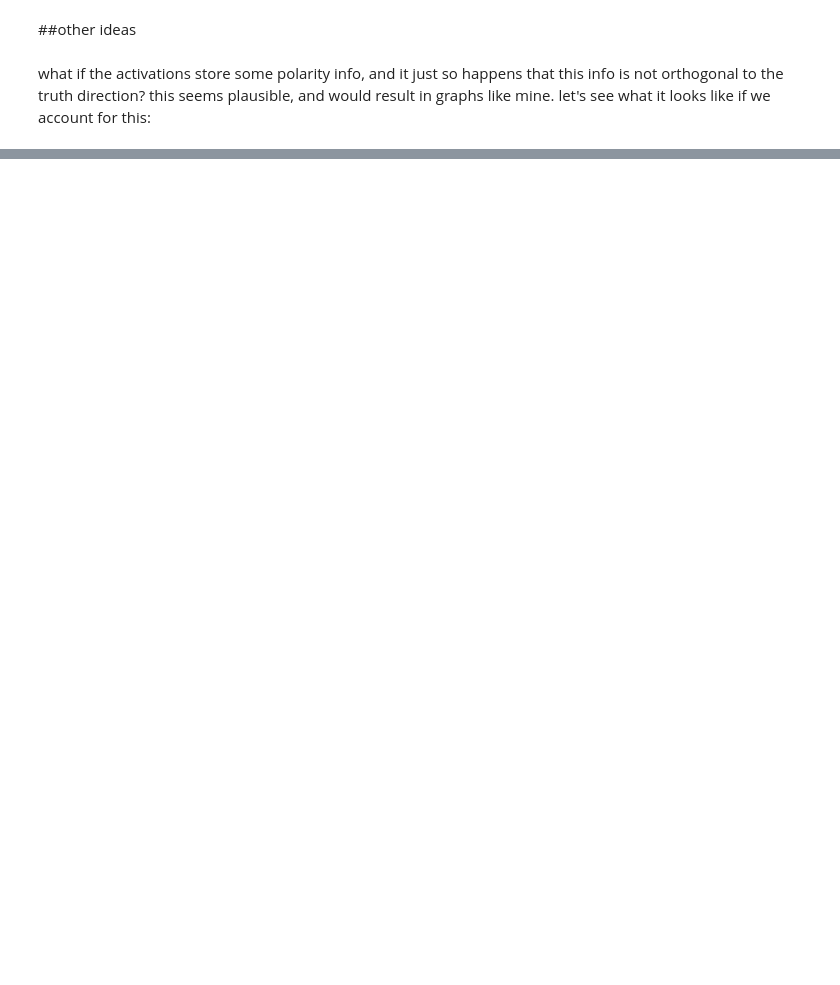
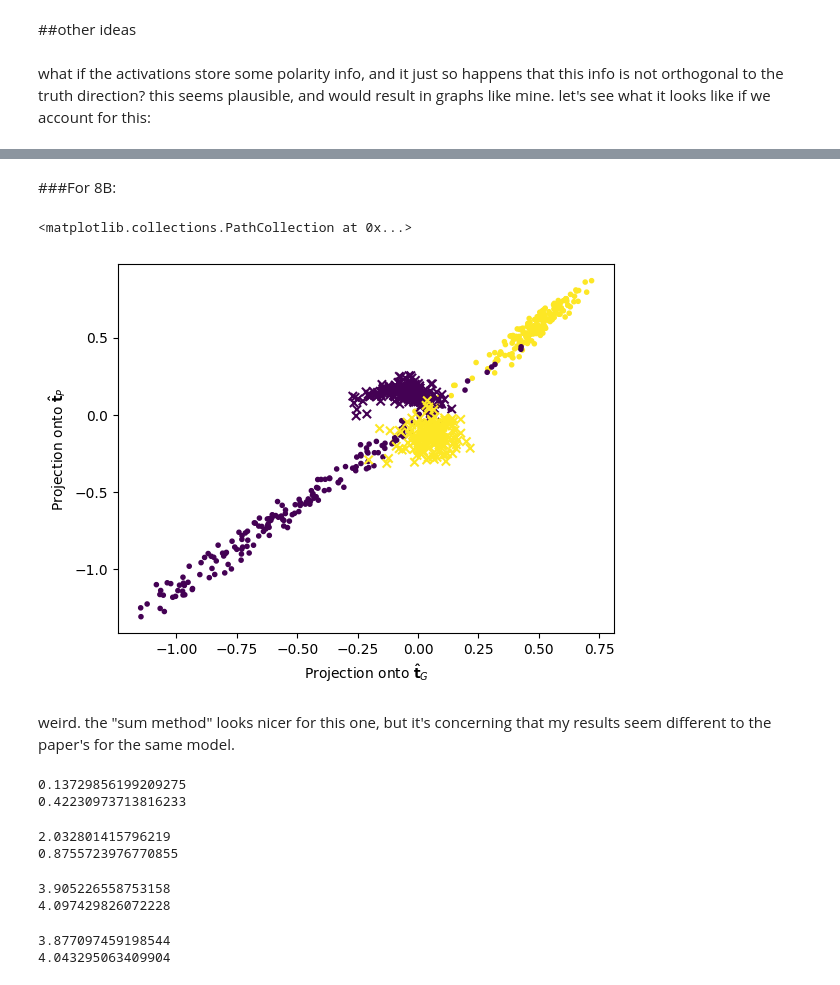
Before and after one commit to JDS289/BaLD4LLM, a Jupyter notebook: proj.ipynb, the cells around one changed output, grey strips where cells are left out. Cells and saved outputs as stored; diff of their text form; code cells hidden in the pictures; blank space fills up the shorter version.

```diff
--- a/proj.ipynb
+++ b/proj.ipynb
@@ -617,0 +643,57 @@ ax.scatter(negated_states["G_projection"], negated_states["P_Projection"], c=neg
+# %% [markdown]
+###For 8B:
+# %%
+mu_affirmative = np.mean(capitalsResults2D[capitalsResults2D["polarity"]=="affirmative"]["states"], axis=0)
+mu_negated = np.mean(capitalsResults2D[capitalsResults2D["polarity"]=="negated"]["states"], axis=0)
+
+varying_mu = np.array([mu_affirmative if results["polarity"]=="affirmative" else mu_negated for results in capitalsResults2D])
+
+states_projected_tagged = np.array(list(zip(np.dot(capitalsResults2D["states"]-varying_mu, t_G),
+                                            np.dot(capitalsResults2D["states"]-varying_mu, t_P),
+                                            capitalsResults2D["actual"],
+                                            capitalsResults2D["polarity"])),
+                                   dtype=[("G_projection", "f8"), ("P_Projection", "f8"), ("actual", bool), ("polarity", "U11")])
+
+fig, ax = plt.subplots()
+ax.set_xlabel("Projection onto $\mathbf{\hat{t}}_G$")
+ax.set_ylabel("Projection onto $\mathbf{\hat{t}}_P$")
+
+affirmative_states = states_projected_tagged[states_projected_tagged["polarity"]=="affirmative"]
+negated_states = states_projected_tagged[states_projected_tagged["polarity"]=="negated"]
+
+ax.scatter(affirmative_states["G_projection"], affirmative_states["P_Projection"], c=affirmative_states["actual"], marker=".")
+ax.scatter(negated_states["G_projection"], negated_states["P_Projection"], c=negated_states["actual"], marker="x")
+# %% [output]
+<matplotlib.collections.PathCollection at 0x...>
+[figure, added]
+# %% [markdown]
+weird. the "sum method" looks nicer for this one, but it's concerning that my results seem different to the paper's for the same model.
+# %%
+true_affirmative_average = np.mean(capitalsResults2D[(capitalsResults2D["actual"]==True) & (capitalsResults2D["polarity"]=="affirmative")]["states"], axis=0)
+true_negated_average = np.mean(capitalsResults2D[(capitalsResults2D["actual"]==True) & (capitalsResults2D["polarity"]=="negated")]["states"], axis=0)
+false_affirmative_average = np.mean(capitalsResults2D[(capitalsResults2D["actual"]==False) & (capitalsResults2D["polarity"]=="affirmative")]["states"], axis=0)
+false_negated_average = np.mean(capitalsResults2D[(capitalsResults2D["actual"]==False) & (capitalsResults2D["polarity"]=="negated")]["states"], axis=0)
+
+print(angle_between(true_affirmative_average-false_affirmative_average, t_G) / 3.14)
+print(angle_between(true_negated_average-false_negated_average, t_G) / 3.14)
+# %% [output]
+0.13729856199209275
+0.42230973713816233
+# %%
+print(np.linalg.norm(true_affirmative_average-false_affirmative_average))
+print(np.linalg.norm(true_negated_average-false_negated_average))
+# %% [output]
+2.032801415796219
+0.8755723976770855
+# %%
+print(np.linalg.norm(true_affirmative_average-true_negated_average))
+print(np.linalg.norm(false_negated_average-false_affirmative_average))
+# %% [output]
+3.905226558753158
+4.097429826072228
+# %%
+print(np.linalg.norm(true_affirmative_average-false_negated_average))
+print(np.linalg.norm(true_negated_average-false_affirmative_average))
+# %% [output]
+3.877097459198544
+4.043295063409904
```
Also changed, not shown: parts of 20 cells of this notebook.
